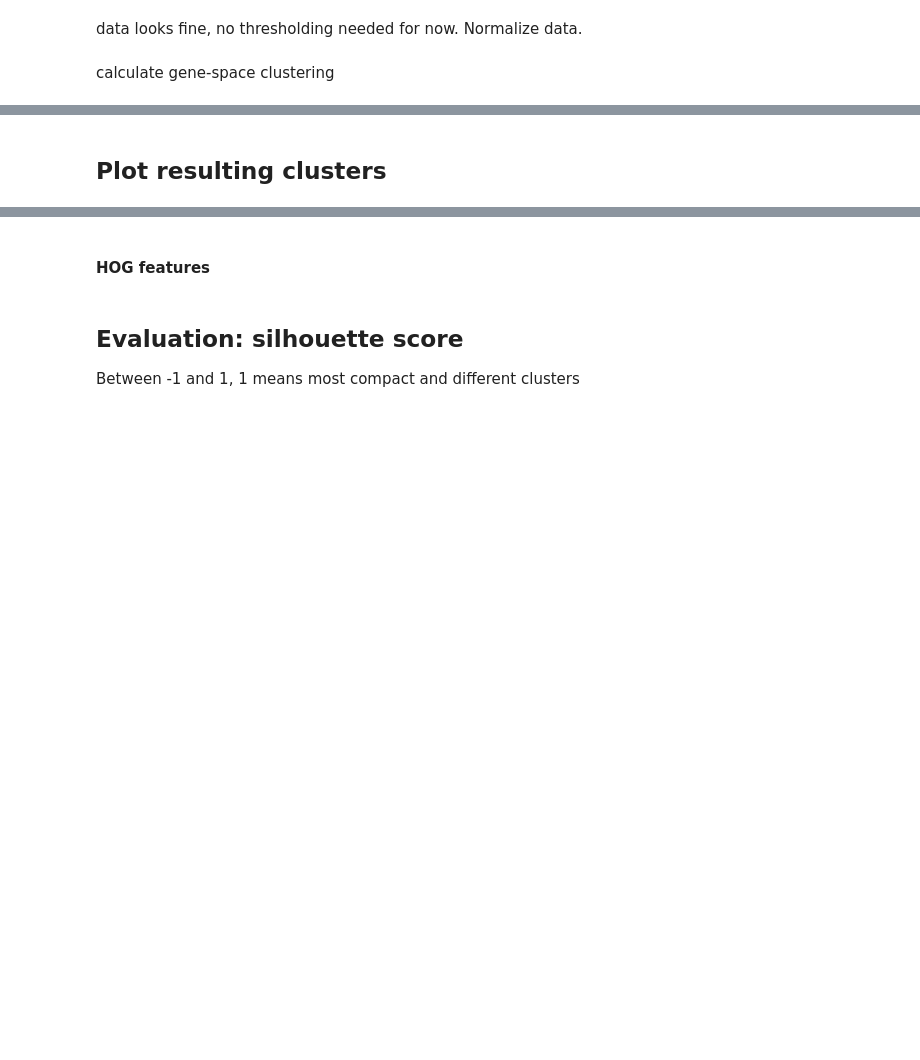
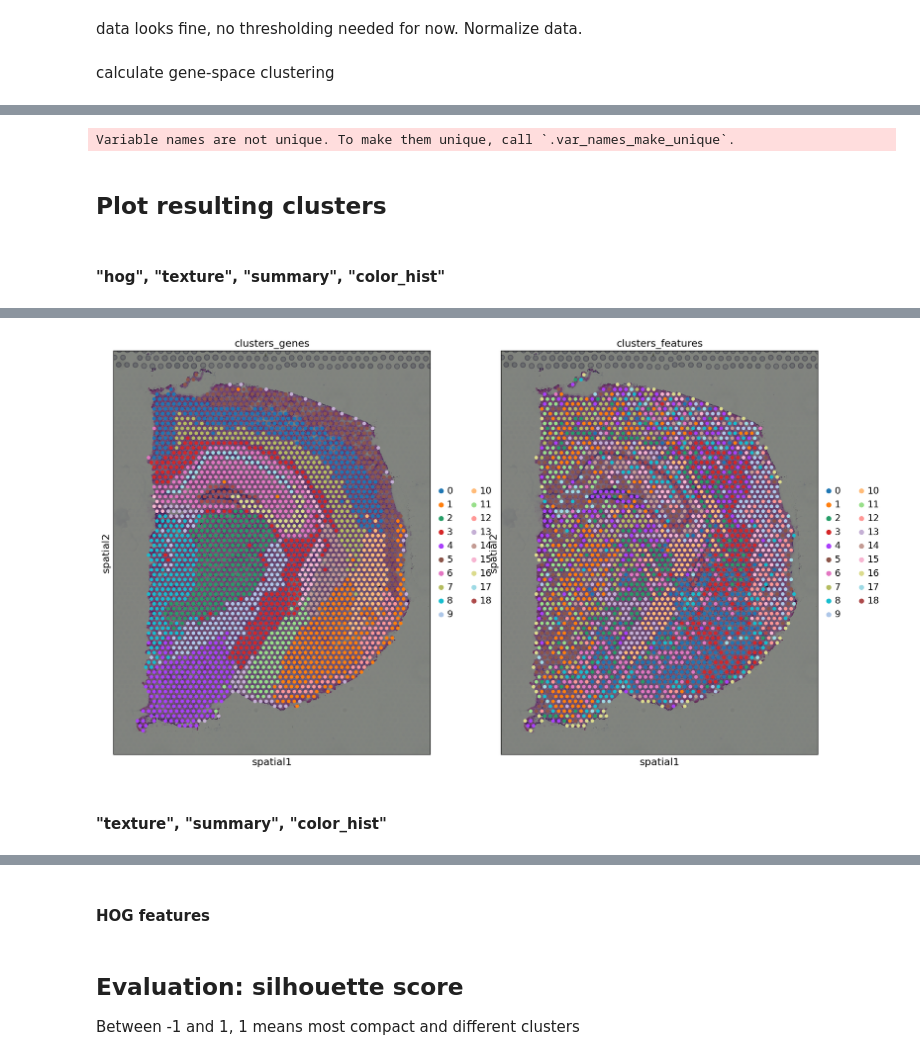
Before and after one commit to scverse/squidpy, a Jupyter notebook: notebooks/hs_feature_evaluation.ipynb, the cells around one changed output, grey strips where cells are left out. Saved outputs shown, nothing was run; the diff lists cells and outputs as text; code cells hidden in the pictures; blank space fills up the shorter version.

```diff
--- a/notebooks/hs_feature_evaluation.ipynb
+++ b/notebooks/hs_feature_evaluation.ipynb
@@ -58,5 +55,0 @@ sc.tl.leiden(adata, key_added="clusters_genes")
-# %%
-# get features table
-#features_abt(adata, dataset_folder, dataset_name, features=["hog"])
-features = ["texture", "summary", "color_hist"]
-adata.obsm["image_features"] = get_image_features(adata, dataset_folder, dataset_name, features=features)
@@ -63,14 +103,25 @@ adata.obsm["image_features"] = get_image_features(adata, dataset_folder, dataset
+# %%
+#### extract features for one example
+
+adata.obsm[feature_name] = get_image_features(adata, dataset_folder, dataset_name,
+                                                  features=["summary", "texture", "color_hist"],
+                                                  sizef=1,
+                                                  scalef=1,
+                                                  mask_circle=True)
 # %%
-adata.obsm['X_features_pca'] = sc.pp.pca(adata.obsm['image_features'])
-sc.pp.neighbors(adata, use_rep='X_features_pca')
-adata.obsm['X_features_umap'] = sc.tl.umap(adata, copy=True).obsm['X_umap']
+adata.obsm["feature" + "_pca"] = sc.pp.pca(adata.obsm[feature_name])
+sc.pp.neighbors(adata, use_rep="feature" + "_pca")
+adata.obsm["feature" + '_umap'] = sc.tl.umap(adata, copy=True).obsm['X_umap']
 sc.tl.leiden(adata, key_added='clusters_features')
+# %% [output]
+Variable names are not unique. To make them unique, call `.var_names_make_unique`.
-# %%
-adata.obsm['X_features1_pca'] = sc.pp.pca(adata.obsm['features1'])
-sc.pp.neighbors(adata, use_rep='X_features1_pca')
-adata.obsm['X_features1_umap'] = sc.tl.umap(adata, copy=True).obsm['X_umap']
-sc.tl.leiden(adata, key_added='clusters_features1')
 # %% [markdown]
 ## Plot resulting clusters
 # %%
 sc.pl.spatial?
+# %% [markdown]
+#### "hog", "texture", "summary", "color_hist"
+# %%
+sc.set_figure_params(facecolor="white", figsize=(8, 15))
+sc.pl.spatial(adata, color=['clusters_genes', 'clusters_features'], save='clustering_comparison.png')
+# %% [output]
@@ -77,3 +129,6 @@ sc.pl.spatial?
+[figure, added]
+# %% [markdown]
+#### "texture", "summary", "color_hist"
 # %%
 sc.set_figure_params(facecolor="white", figsize=(8, 15))
 sc.pl.spatial(adata, color=['clusters_genes', 'clusters_features'], save='clustering_comparison.png')
```
Also changed, not shown: parts of 8 cells of this notebook, 1 other file.
